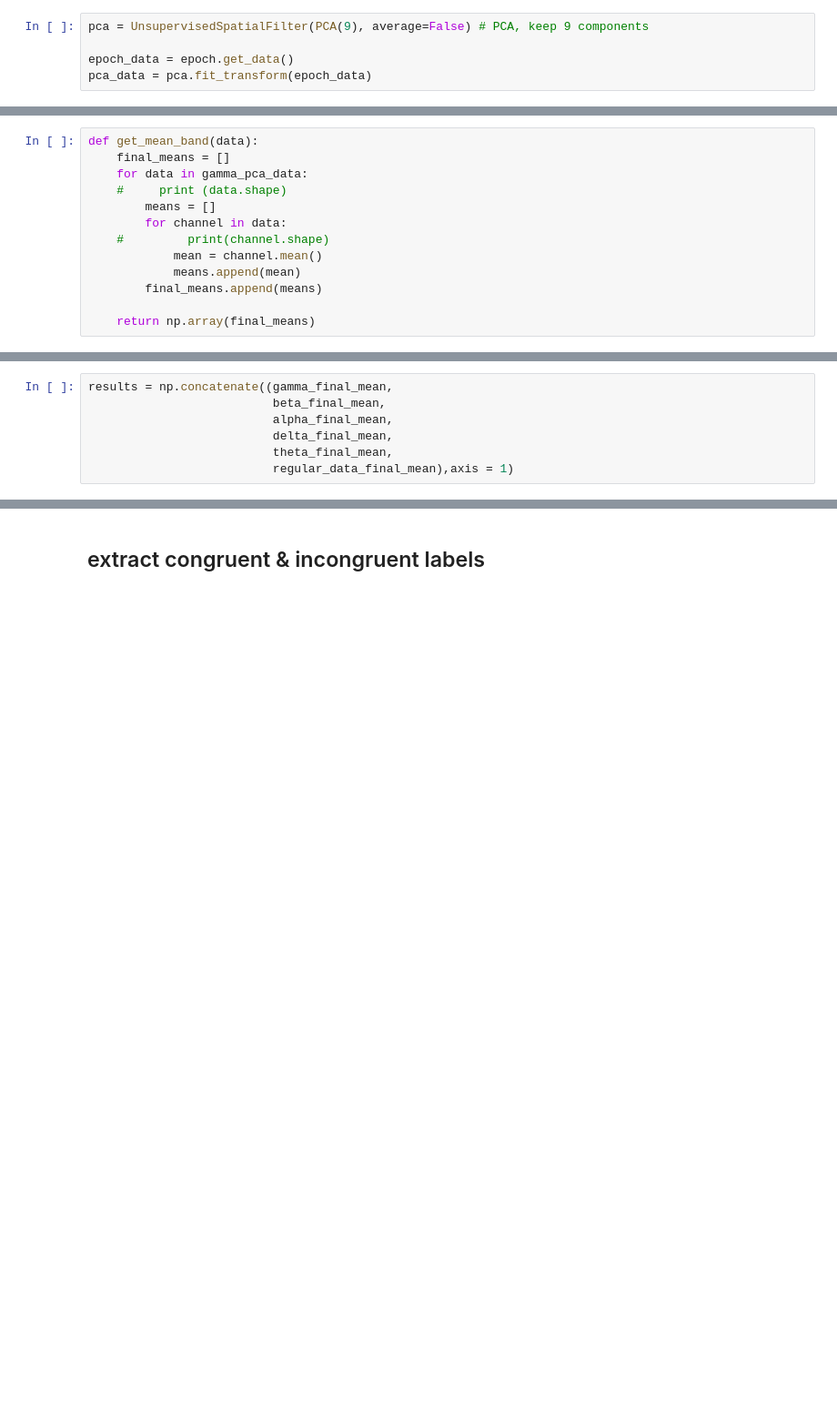
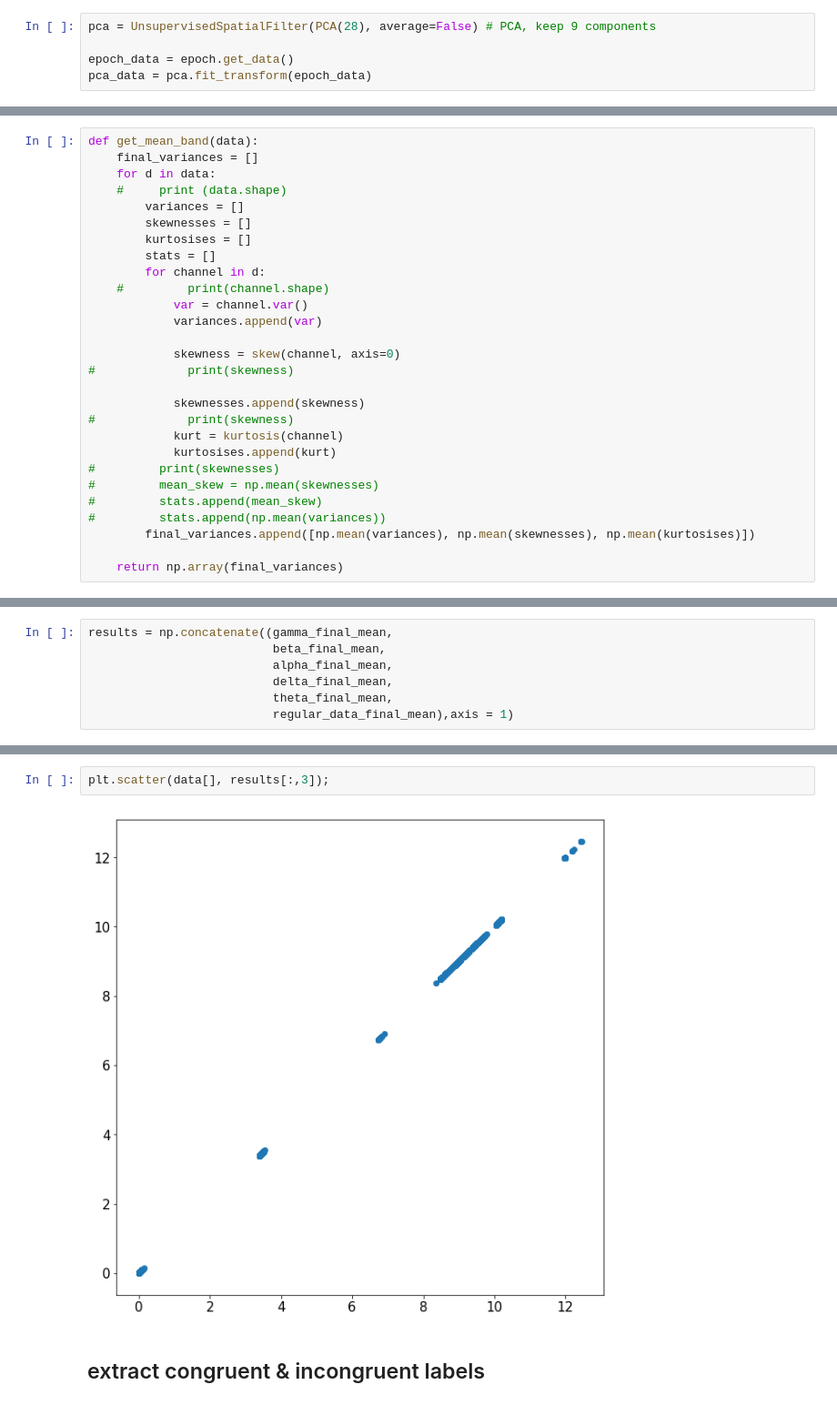
Before and after one commit to edrias/seniorprojecteeg, a Jupyter notebook: PCA/Emmanuil-PCA.ipynb, the cells around one changed output, grey strips where cells are left out. Shown at 91% size. Saved outputs shown, nothing was run; the diff lists cells and outputs as text; blank space fills up the shorter version.

```diff
--- a/PCA/Emmanuil-PCA.ipynb
+++ b/PCA/Emmanuil-PCA.ipynb
@@ -35,7 +41,7 @@ Applying baseline correction (mode: mean)
 Not setting metadata
 0 projection items activated
 # %%
-pca = UnsupervisedSpatialFilter(PCA(9), average=False) # PCA, keep 9 components
+pca = UnsupervisedSpatialFilter(PCA(28), average=False) # PCA, keep 9 components
 
 epoch_data = epoch.get_data()
 pca_data = pca.fit_transform(epoch_data)
@@ -106,16 +114,31 @@ final_means.shape
-# %%
-def get_mean_band(data):
-    final_means = []
-    for data in gamma_pca_data:
-    #     print (data.shape)
-        means = []
-        for channel in data:
-    #         print(channel.shape)
-            mean = channel.mean()
-            means.append(mean)
-        final_means.append(means)
-
-    return np.array(final_means)
+# %%
+def get_mean_band(data):
+    final_variances = []
+    for d in data:
+    #     print (data.shape)
+        variances = []
+        skewnesses = []
+        kurtosises = []
+        stats = []
+        for channel in d:
+    #         print(channel.shape)
+            var = channel.var()
+            variances.append(var)
+
+            skewness = skew(channel, axis=0)
+#             print(skewness)
+
+            skewnesses.append(skewness)
+#             print(skewness)
+            kurt = kurtosis(channel)
+            kurtosises.append(kurt)
+#         print(skewnesses)
+#         mean_skew = np.mean(skewnesses)
+#         stats.append(mean_skew)
+#         stats.append(np.mean(variances))
+        final_variances.append([np.mean(variances), np.mean(skewnesses), np.mean(kurtosises)])
+
+    return np.array(final_variances)
 # %%
 gamma_final_mean = get_mean_band(gamma_pca_data)
 beta_final_mean = get_mean_band(beta_pca_data)
@@ -139,2 +176,6 @@ results.shape
+# %%
+plt.scatter(data[], results[:,3]);
+# %% [output]
+[figure, added]
 # %% [markdown]
 ## extract congruent & incongruent labels
```
Also changed, not shown: parts of 33 cells of this notebook, 8 other files.
